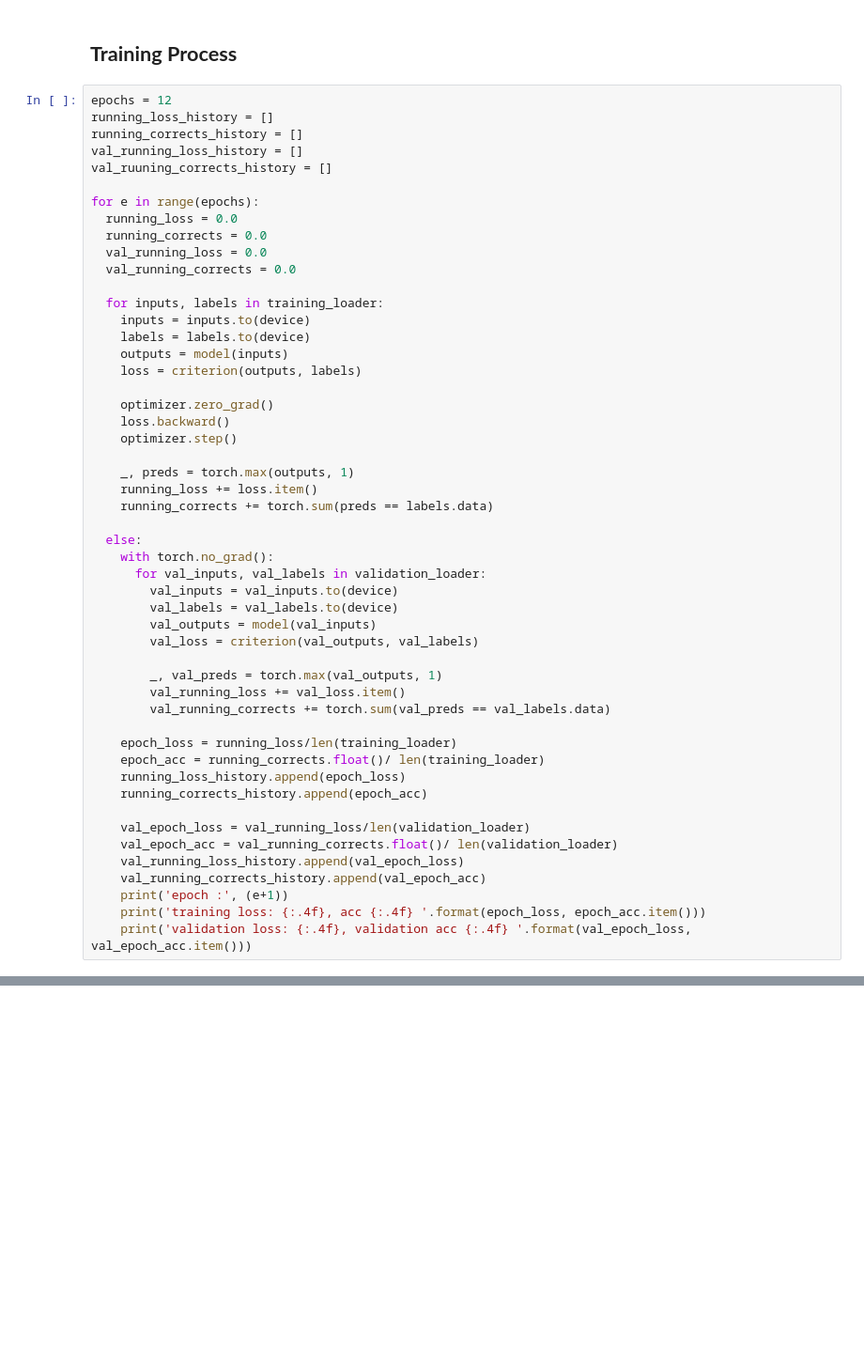
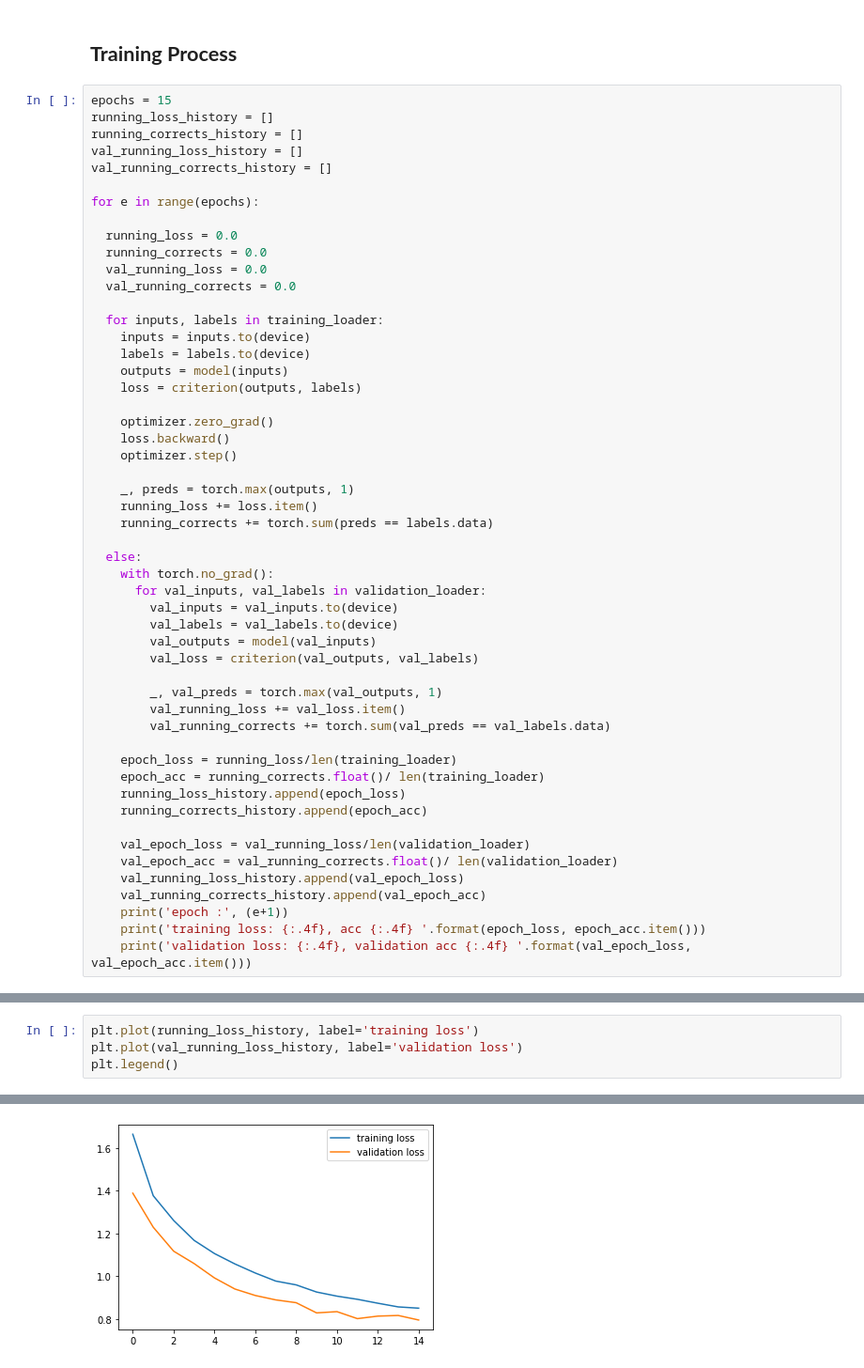
Before and after one commit to cleysonl/Pytorch, a Jupyter notebook: CIFAR10_Classification.ipynb, the cells around one changed output, grey strips where cells are left out. Shown at 94% size. Cells and saved outputs as stored; diff of their text form; blank space fills up the shorter version.

```diff
--- a/CIFAR10_Classification.ipynb
+++ b/CIFAR10_Classification.ipynb
@@ -115,13 +118,14 @@ optimizer = torch.optim.Adam(model.parameters(), lr = 0.001)
 # %% [markdown]
 ## **Training Process**
 # %%
-epochs = 12
+epochs = 15
 running_loss_history = []
 running_corrects_history = []
 val_running_loss_history = []
-val_ruuning_corrects_history = []
+val_running_corrects_history = []
 
 for e in range(epochs):
+
   running_loss = 0.0
   running_corrects = 0.0
   val_running_loss = 0.0
@@ -169,0 +192,5 @@ AttributeError: ignored
+# %%
+plt.plot(running_loss_history, label='training loss')
+plt.plot(val_running_loss_history, label='validation loss')
+plt.legend()
+# %% [output]
@@ -169,0 +198 @@ AttributeError: ignored
+[figure, added]
```
Also changed, not shown: parts of 10 cells of this notebook.
